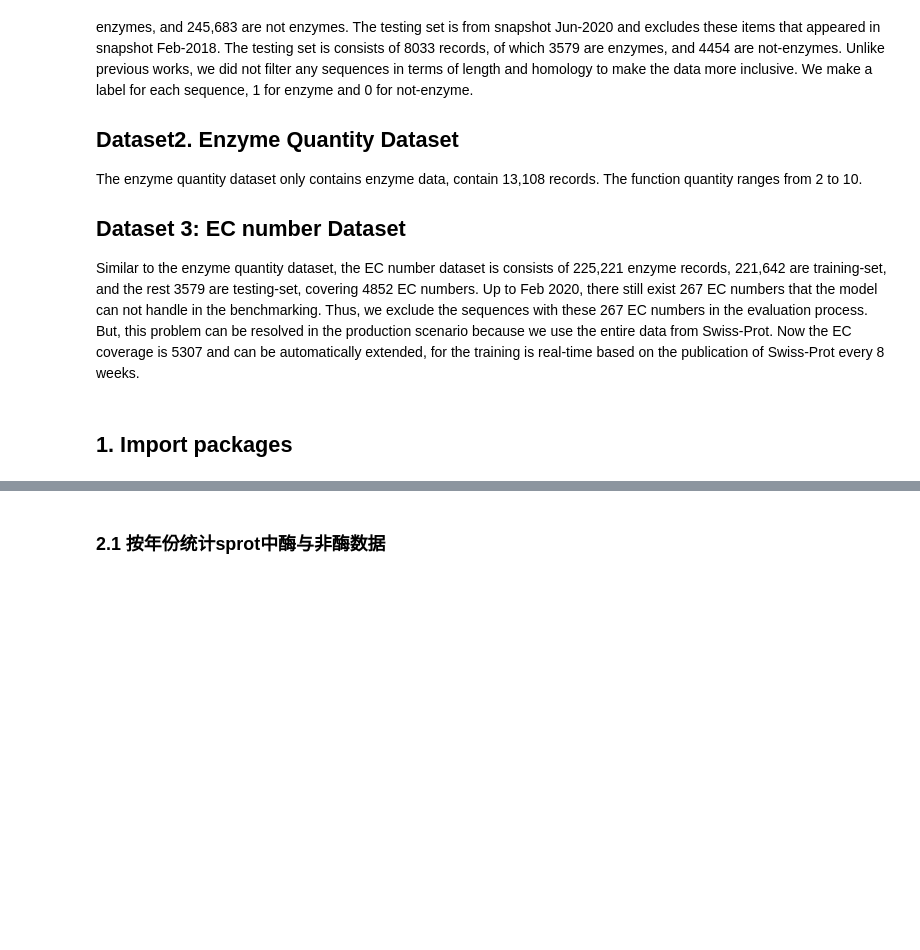
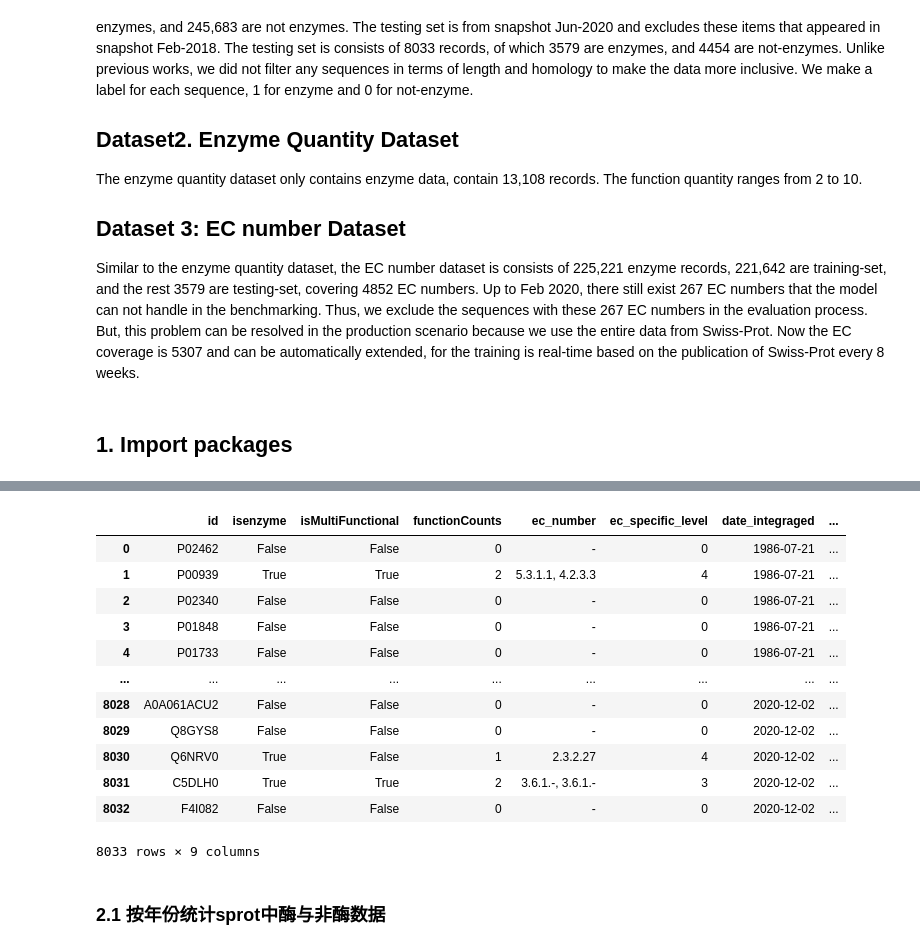
Before and after one commit to kingstdio/ECRECer, a Jupyter notebook: prepare_task_dataset.ipynb, the cells around one changed output, grey strips where cells are left out. Drawn from its saved outputs; the diff is of its cells as text; code cells hidden in the pictures; blank space fills up the shorter version.

```diff
--- a/construct_task_dataset.ipynb
+++ b/prepare_task_dataset.ipynb
@@ -61,3 +143,19 @@ sprot.head(2)
+# %%
+test
+# %% [output]
+|  | id | isenzyme | isMultiFunctional | functionCounts | ec_number | ec_specific_level | date_integraged | ... |
+| 0 | P02462 | False | False | 0 | - | 0 | 1986-07-21 | ... |
+| 1 | P00939 | True | True | 2 | 5.3.1.1, 4.2.3.3 | 4 | 1986-07-21 | ... |
+| 2 | P02340 | False | False | 0 | - | 0 | 1986-07-21 | ... |
+| 3 | P01848 | False | False | 0 | - | 0 | 1986-07-21 | ... |
+| 4 | P01733 | False | False | 0 | - | 0 | 1986-07-21 | ... |
+| ... | ... | ... | ... | ... | ... | ... | ... | ... |
+| 8028 | A0A061ACU2 | False | False | 0 | - | 0 | 2020-12-02 | ... |
+| 8029 | Q8GYS8 | False | False | 0 | - | 0 | 2020-12-02 | ... |
+| 8030 | Q6NRV0 | True | False | 1 | 2.3.2.27 | 4 | 2020-12-02 | ... |
+| 8031 | C5DLH0 | True | True | 2 | 3.6.1.-, 3.6.1.- | 3 | 2020-12-02 | ... |
+| 8032 | F4I082 | False | False | 0 | - | 0 | 2020-12-02 | ... |
+8033 rows × 9 columns
 # %% [markdown]
 ### 2.1 按年份统计sprot中酶与非酶数据
 # %%
```
Also changed, not shown: parts of 18 cells of this notebook, 5 other files.
